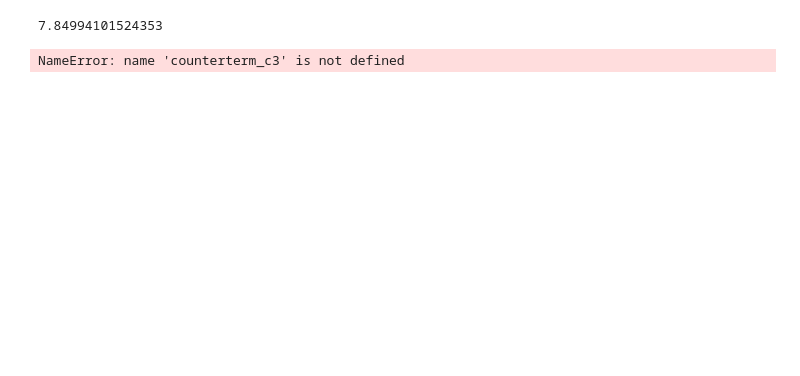
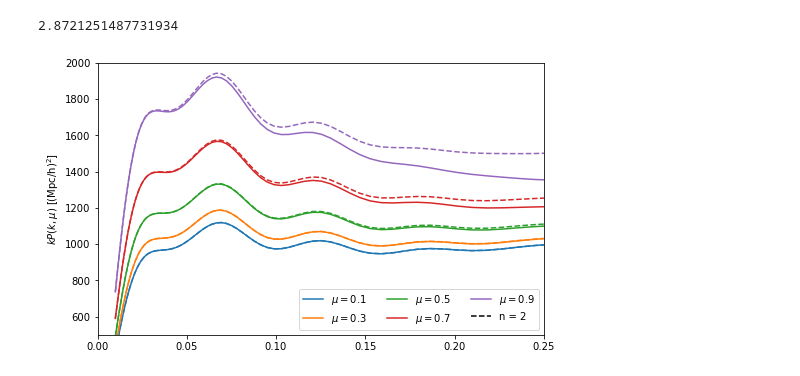
Before and after one commit to sfschen/velocileptors, a Jupyter notebook: Fourier Streaming Model Example.ipynb, the cells around one changed output. Cells and saved outputs as stored; diff of their text form; code cells hidden in the pictures; blank space fills up the shorter version.

```diff
--- a/Fourier Streaming Model Example.ipynb
+++ b/Fourier Streaming Model Example.ipynb
@@ -7,7 +7,7 @@ import sys
 from matplotlib import pyplot as plt
 # %%
 # Run the Fourier streaming model!
-from LPT.fourier_streaming_model_fftw import FourierStreamingModel
+from velocileptors.LPT.fourier_streaming_model_fftw import FourierStreamingModel
 
 # we scale the z = 0 power spectrum given to give z = 0.8 results
 z, D, f = 0.8, 0.6819, 0.8076
@@ -16,43 +16,43 @@ k, p = np.loadtxt('pk.dat').T
 t1 = time.time()
 fsm = FourierStreamingModel(k, D**2 * p, one_loop= True, import_wisdom=True, wisdom_file='./wisdom.npy',\
                         kmin = 1e-2, kmax = 0.5, nk = 100,
-                        cutoff=10, extrap_min = -4, extrap_max = 3, N = 4000, threads=1, jn=10, shear=True)
+                        cutoff=10, extrap_min = -4, extrap_max = 3, N = 2000, threads=1, jn=5, shear=True)
 t2 = time.time()
 print(t2-t1)
 # %% [output]
-7.84994101524353
+2.8721251487731934
 # %%
 # Let's proceed straight to the power spectrum with the bias vector
 bvec = [0.70, -1.3, -0.06, 0, 7.4, -17., 8.9, 3.1, 1.9e3, -4.2e3, -670]
 # %%
 plt.figure(figsize=(8,5))
 
-nus = [0.1, 0.3, 0.5, 0.7, 0.9]
+mus = [0.1, 0.3, 0.5, 0.7, 0.9]
 
 
-for ii, nu in enumerate(nus):
+for ii, mu in enumerate(mus):
 
     # The c3 parameter is the counterterm ansatz to the third moment
     # Note that c3 enters as c3 / 6 * k^2 mu^4 P(k)
-    kw, pw = fsm.compute_redshift_space_power(bvec,f,nu,counterterm_c3=-120)
-    plt.plot(kw, kw*pw,'C'+str(ii)+'-',label=r'$\mu = %.1f$'%(nu))
+    kw, pw = fsm.compute_redshift_space_power_at_mu(bvec,f,mu,counterterm_c3=-120)
+    plt.plot(kw, kw*pw,'C'+str(ii)+'-',label=r'$\mu = %.1f$'%(mu))
 
-    kw, pw = fsm.compute_redshift_space_power(bvec,f,nu,counterterm_c3=0)
+    kw, pw = fsm.compute_redshift_space_power_at_mu(bvec,f,mu,counterterm_c3=0)
     plt.plot(kw, kw*pw,'C'+str(ii)+'--')
 
 plt.plot(kw, -1000*kw, 'k--', label='n = 2')
 
 plt.ylabel(r'$k P(k,\mu)$ [(Mpc/h)$^2$]')
 
 
 plt.xlim(0,0.25)
 plt.ylim(500,2000)
 
 plt.legend(ncol=3,loc='lower right')
 
 plt.show()
 # %% [output]
-NameError: name 'counterterm_c3' is not defined
+[figure, added]
 # %%
 # ... and multipoles
 plt.figure(figsize=(8,5))
```
Also changed, not shown: parts of 1 cell of this notebook.
